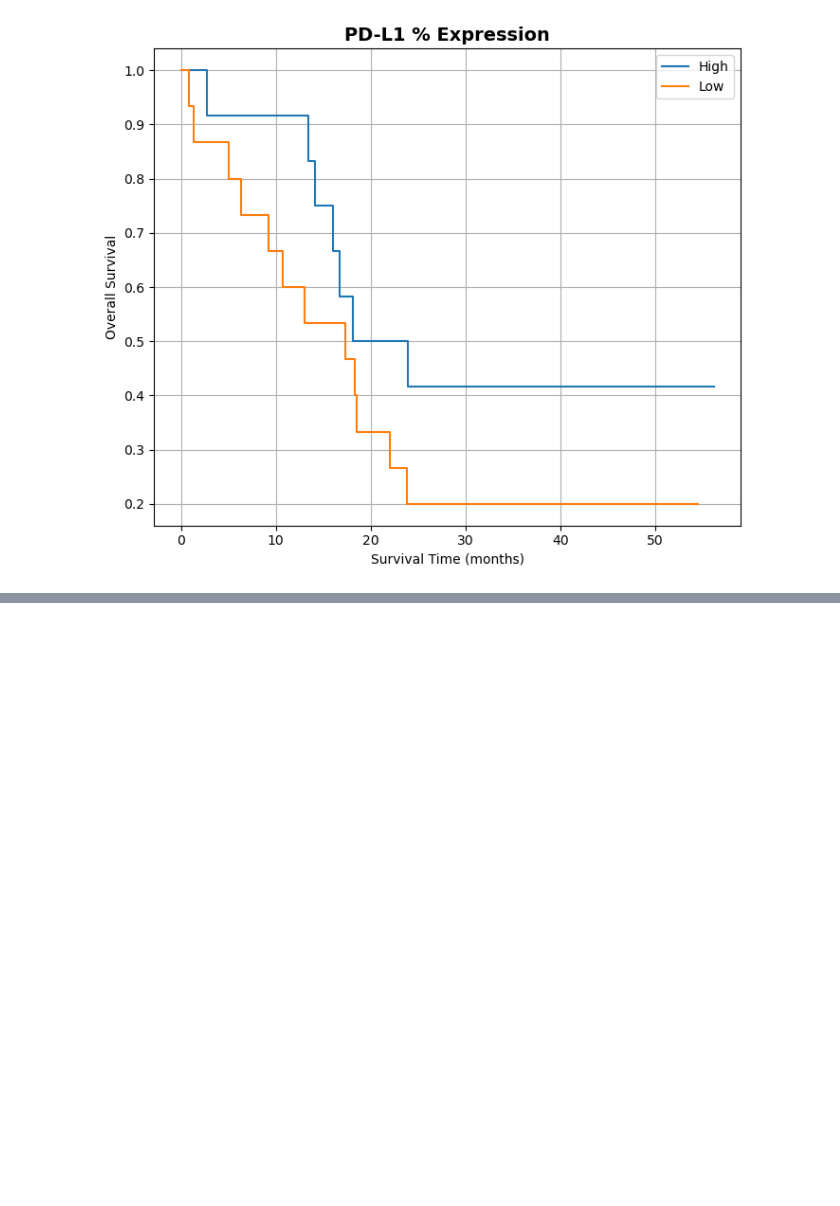
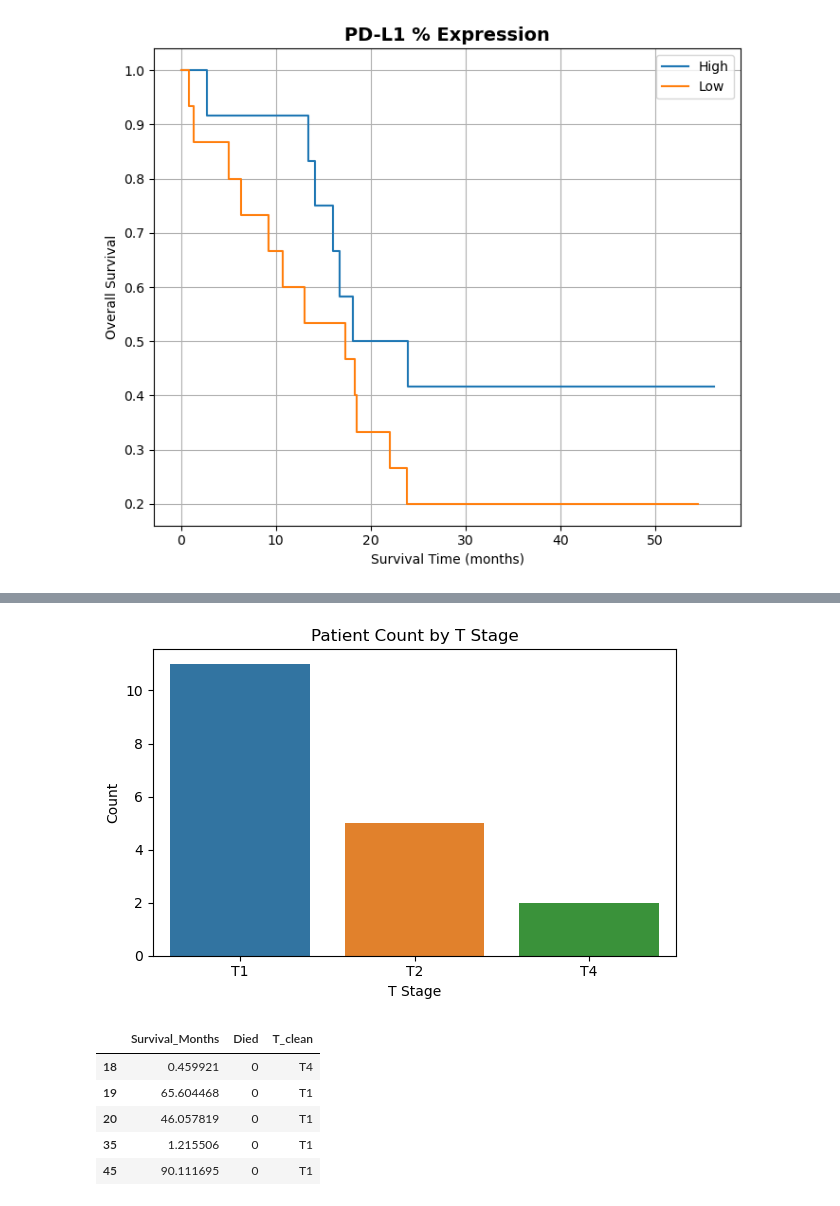
Before and after one commit to solayman-cs/vlms, a Jupyter notebook: Survival.ipynb, the cells around one changed output, grey strips where cells are left out. Cells and saved outputs as stored; diff of their text form; code cells hidden in the pictures; blank space fills up the shorter version.

```diff
--- a/Survival.ipynb
+++ b/Survival.ipynb
@@ -196,0 +285,42 @@ plt.show()
+# %%
+import seaborn as sns
+import matplotlib.pyplot as plt
+import pandas as pd
+import matplotlib.pyplot as plt
+from lifelines import KaplanMeierFitter
+
+
+df = pd.read_excel("data/Cancer Mathur Dataset_v2_2024-05-15-Mike.xlsx")
+
+df['T_clean'] = df['TNM_CLIN_T'].astype(str).str.extract(r'(T[1-4])')
+
+df['FIRST_CANCER_VISIT'] = pd.to_datetime(df['FIRST_CANCER_VISIT'], errors='coerce')
+df['LAST_CANCER_VISIT'] = pd.to_datetime(df['LAST_CANCER_VISIT'], errors='coerce')
+df['DEATH_DATE'] = pd.to_datetime(df['DEATH_DATE'], errors='coerce')
+
+
+df['Survival_Months'] = ((df['DEATH_DATE'].fillna(df['LAST_CANCER_VISIT']) - df['FIRST_CANCER_VISIT'])
+                         .dt.total_seconds() / (30.44 * 24 * 3600))
+
+
+df['Died'] = df['DEATH_DATE'].notnull().astype(int)
+survival_df = df[['Survival_Months', 'Died', 'T_clean']].dropna()
+
+
+plt.figure(figsize=(6, 4))
+sns.countplot(data=survival_df, x='T_clean', order=survival_df['T_clean'].value_counts().index)
+plt.title("Patient Count by T Stage")
+plt.xlabel("T Stage")
+plt.ylabel("Count")
+plt.tight_layout()
+plt.show()
+
+survival_df.head()
+# %% [output]
+[figure, added]
+|  | Survival_Months | Died | T_clean |
+| 18 | 0.459921 | 0 | T4 |
+| 19 | 65.604468 | 0 | T1 |
+| 20 | 46.057819 | 0 | T1 |
+| 35 | 1.215506 | 0 | T1 |
+| 45 | 90.111695 | 0 | T1 |
```
Also changed, not shown: parts of 9 cells of this notebook.
